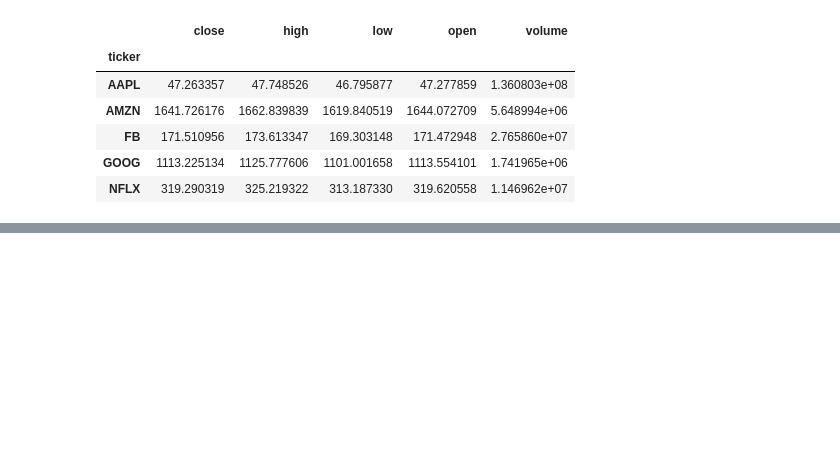
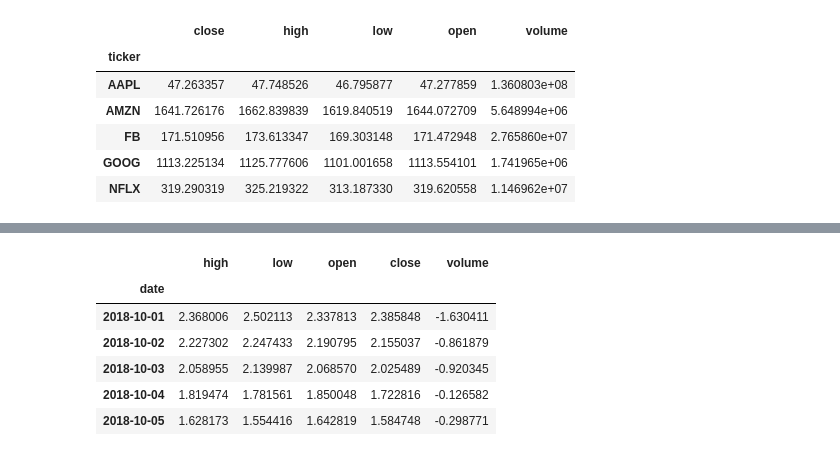
Before and after one commit to adrianacupp/Hands-On-Data-Analysis-with-Pandas-2nd-edition, a Jupyter notebook: ch_04/exercise chapter 4.ipynb, the cells around one changed output, grey strips where cells are left out. Cells and saved outputs as stored; diff of their text form; code cells hidden in the pictures; blank space fills up the shorter version.

```diff
--- a/ch_04/exercise chapter 4.ipynb
+++ b/ch_04/exercise chapter 4.ipynb
@@ -165,0 +183,10 @@ faang.pivot_table(index=['ticker'], aggfunc='mean')
+# %%
+amzn.loc['2018-Q4'].drop(columns='ticker').apply(lambda x: (x - x.mean())/x.std()).head()
+# %% [output]
+|  | high | low | open | close | volume |
+| date |  |  |  |  |  |
+| 2018-10-01 | 2.368006 | 2.502113 | 2.337813 | 2.385848 | -1.630411 |
+| 2018-10-02 | 2.227302 | 2.247433 | 2.190795 | 2.155037 | -0.861879 |
+| 2018-10-03 | 2.058955 | 2.139987 | 2.068570 | 2.025489 | -0.920345 |
+| 2018-10-04 | 1.819474 | 1.781561 | 1.850048 | 1.722816 | -0.126582 |
+| 2018-10-05 | 1.628173 | 1.554416 | 1.642819 | 1.584748 | -0.298771 |
```
Also changed, not shown: parts of 14 cells of this notebook.
